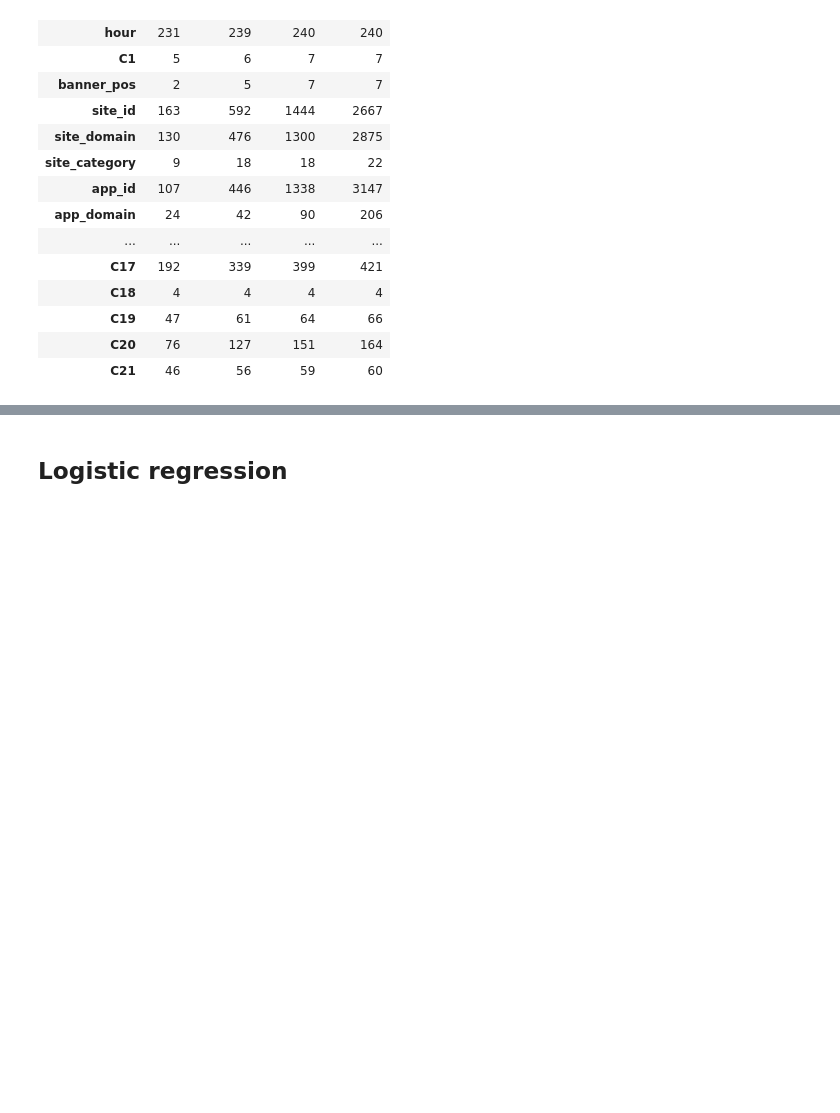
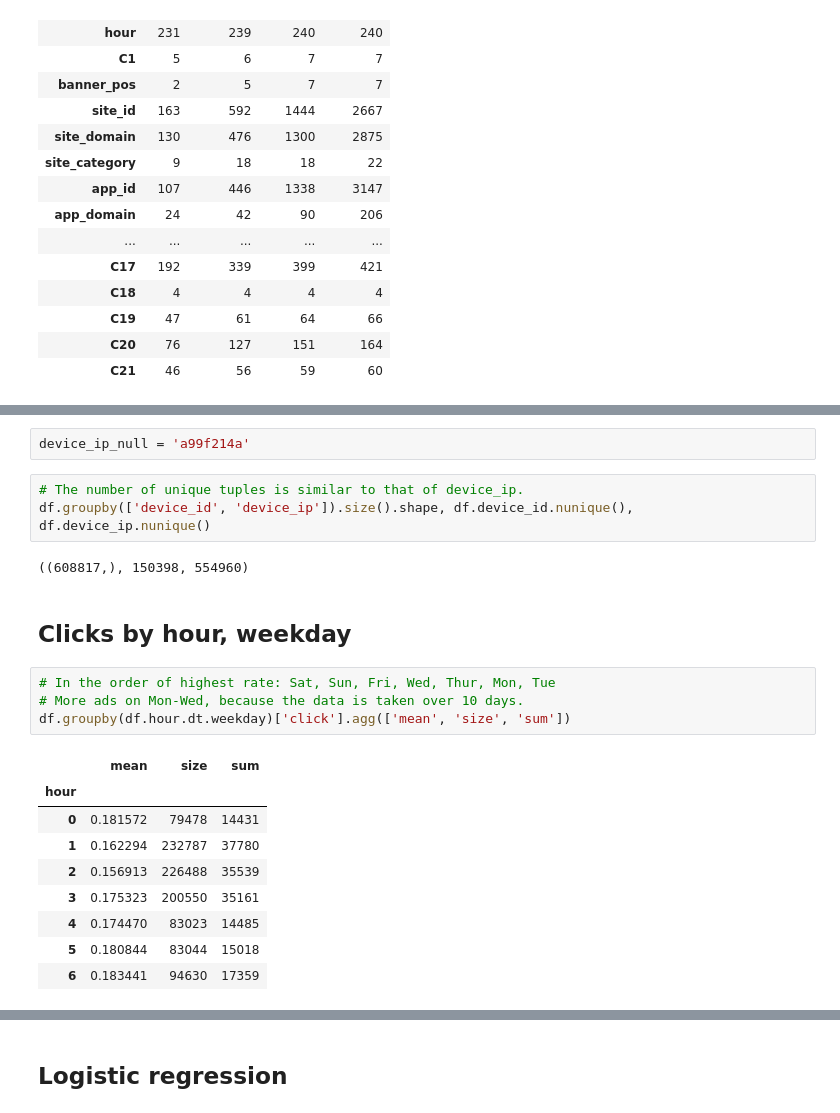
Before and after one commit to atkm/avazu-ctr, a Jupyter notebook: Exploratory.ipynb, the cells around one changed output, grey strips where cells are left out. Drawn from its saved outputs; the diff is of its cells as text; blank space fills up the shorter version.

```diff
--- a/Exploratory.ipynb
+++ b/Exploratory.ipynb
@@ -211,0 +301,23 @@ Index string columns.
+# %%
+device_ip_null = 'a99f214a'
+# %%
+# The number of unique tuples is similar to that of device_ip.
+df.groupby(['device_id', 'device_ip']).size().shape, df.device_id.nunique(), df.device_ip.nunique()
+# %% [output]
+((608817,), 150398, 554960)
+# %% [markdown]
+## Clicks by hour, weekday
+# %%
+# In the order of highest rate: Sat, Sun, Fri, Wed, Thur, Mon, Tue
+# More ads on Mon-Wed, because the data is taken over 10 days.
+df.groupby(df.hour.dt.weekday)['click'].agg(['mean', 'size', 'sum'])
+# %% [output]
+|  | mean | size | sum |
+| hour |  |  |  |
+| 0 | 0.181572 | 79478 | 14431 |
+| 1 | 0.162294 | 232787 | 37780 |
+| 2 | 0.156913 | 226488 | 35539 |
+| 3 | 0.175323 | 200550 | 35161 |
+| 4 | 0.174470 | 83023 | 14485 |
+| 5 | 0.180844 | 83044 | 15018 |
+| 6 | 0.183441 | 94630 | 17359 |
```
Also changed, not shown: parts of 31 cells of this notebook, 3 other files.
